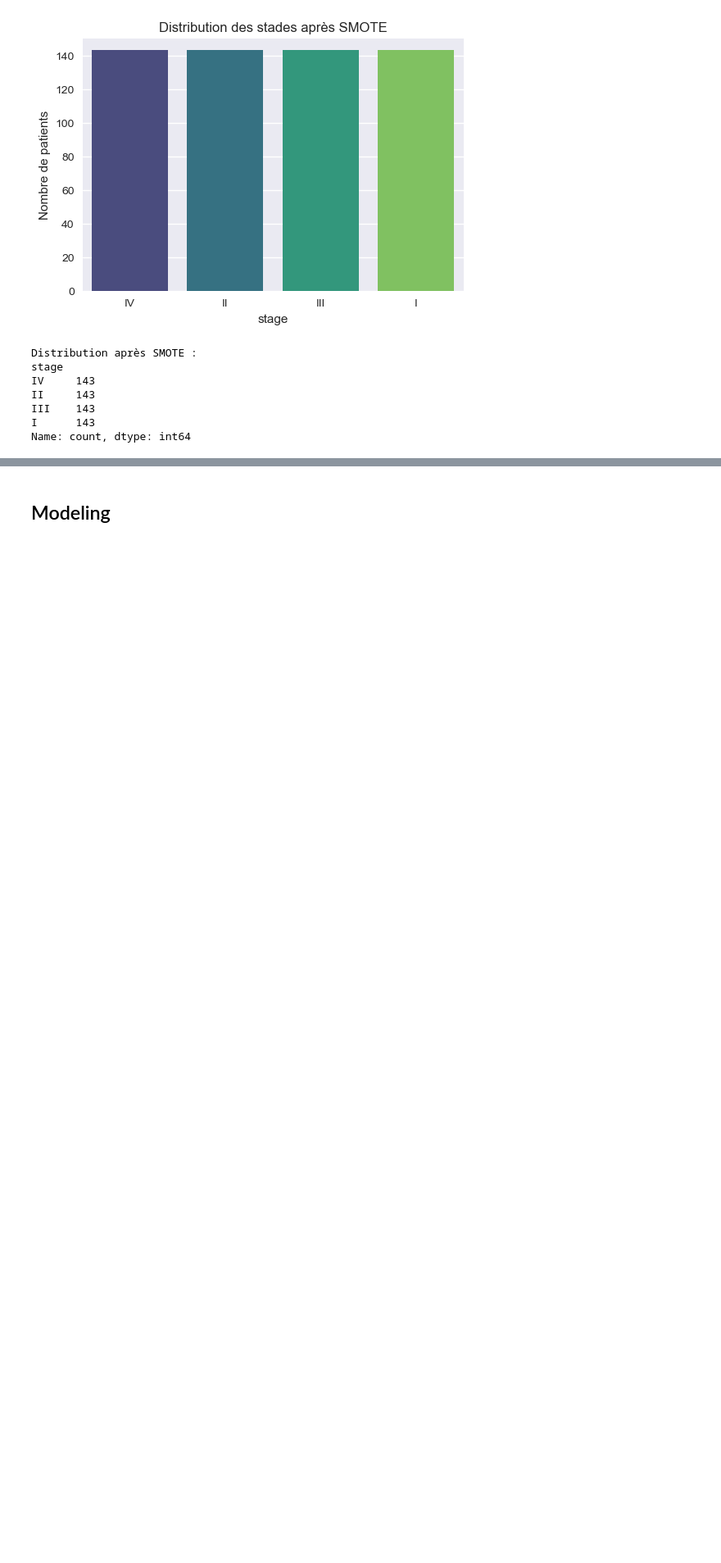
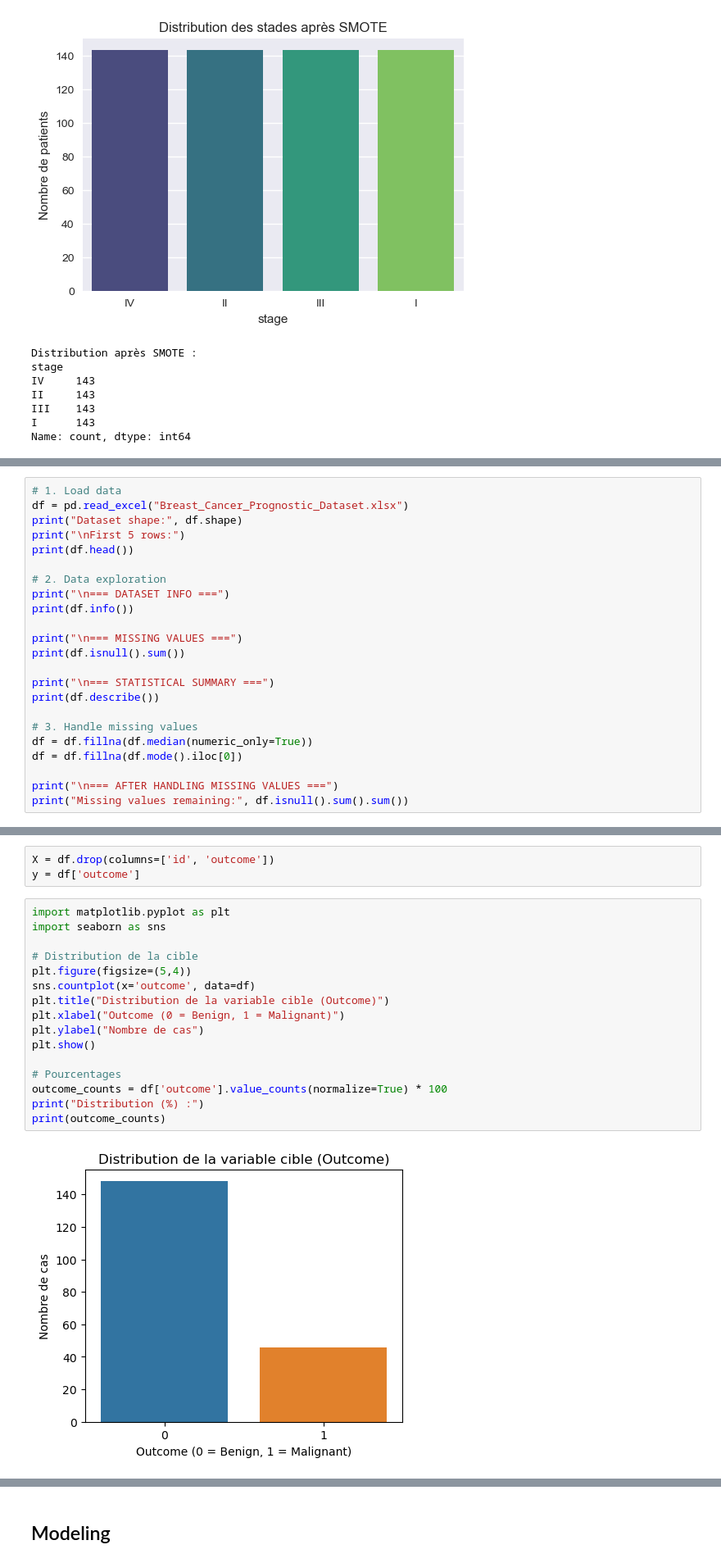
Before and after one commit to youssef060902/Algonomads_ML, a Jupyter notebook: Project.ipynb, the cells around one changed output, grey strips where cells are left out. Shown at 82% size. Saved outputs shown, nothing was run; the diff lists cells and outputs as text; blank space fills up the shorter version.

```diff
--- a/Project.ipynb
+++ b/Project.ipynb
@@ -358,0 +361,23 @@ Name: count, dtype: int64
+# %%
+# 1. Load data
+df = pd.read_excel("Breast_Cancer_Prognostic_Dataset.xlsx")
+print("Dataset shape:", df.shape)
+print("\nFirst 5 rows:")
+print(df.head())
+
+# 2. Data exploration
+print("\n=== DATASET INFO ===")
+print(df.info())
+
+print("\n=== MISSING VALUES ===")
+print(df.isnull().sum())
+
+print("\n=== STATISTICAL SUMMARY ===")
+print(df.describe())
+
+# 3. Handle missing values
+df = df.fillna(df.median(numeric_only=True))
+df = df.fillna(df.mode().iloc[0])
+
+print("\n=== AFTER HANDLING MISSING VALUES ===")
+print("Missing values remaining:", df.isnull().sum().sum())
@@ -358,0 +402,21 @@ Name: count, dtype: int64
+# %%
+X = df.drop(columns=['id', 'outcome'])
+y = df['outcome']
+# %%
+import matplotlib.pyplot as plt
+import seaborn as sns
+
+# Distribution de la cible
+plt.figure(figsize=(5,4))
+sns.countplot(x='outcome', data=df)
+plt.title("Distribution de la variable cible (Outcome)")
+plt.xlabel("Outcome (0 = Benign, 1 = Malignant)")
+plt.ylabel("Nombre de cas")
+plt.show()
+
+# Pourcentages
+outcome_counts = df['outcome'].value_counts(normalize=True) * 100
+print("Distribution (%) :")
+print(outcome_counts)
+# %% [output]
+[figure, added]
```
Also changed, not shown: parts of 14 cells of this notebook, 1 other file.
